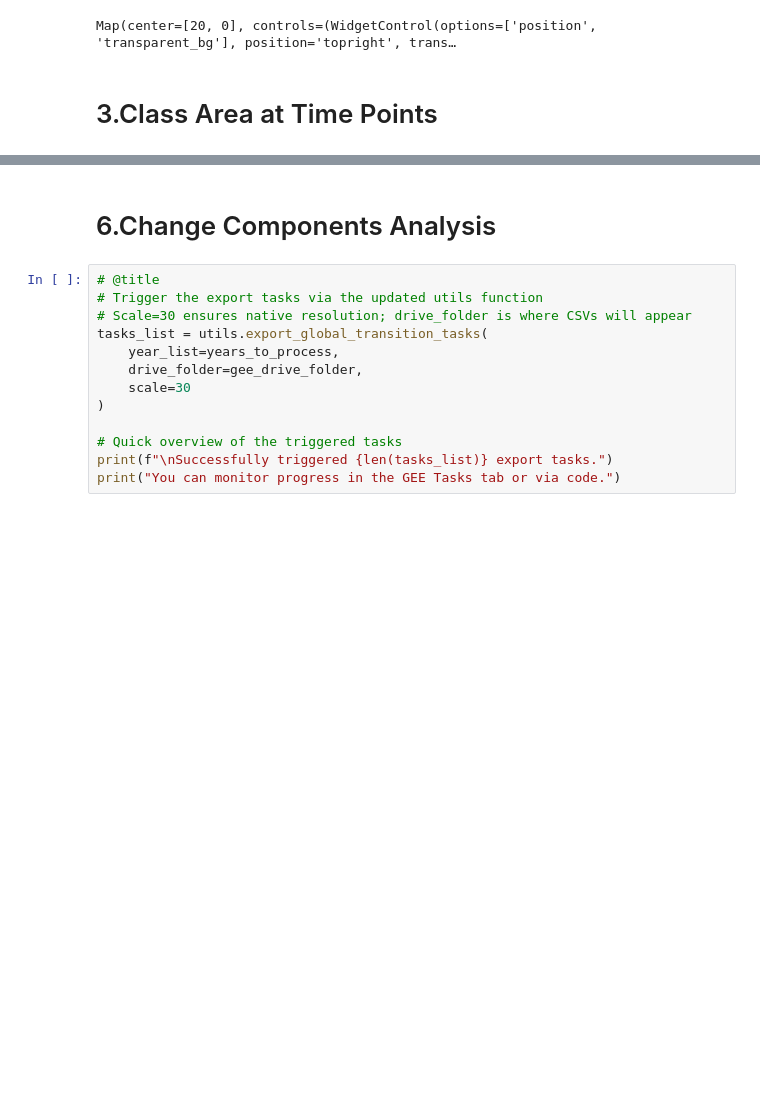
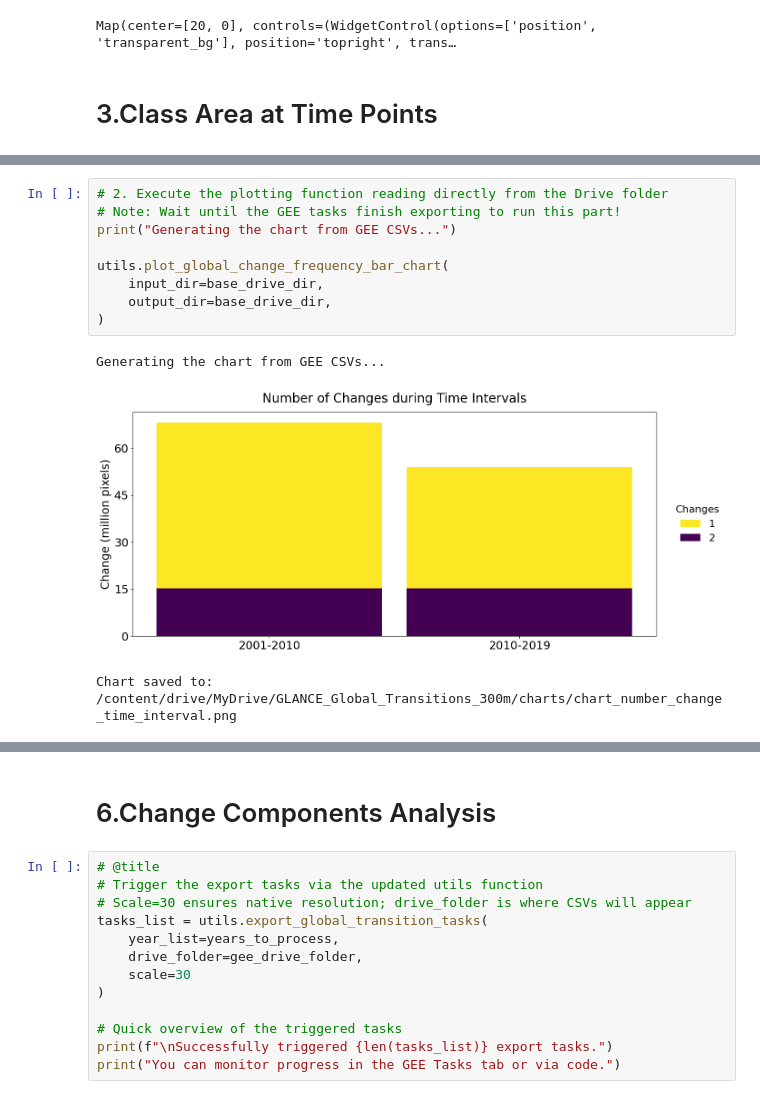
Before and after one commit to antoniovfonseca/agentic-ai-global-lulc, a Jupyter notebook: notebooks/transition-matrix-gee-glance.ipynb, the cells around one changed output, grey strips where cells are left out. Cells and saved outputs as stored; diff of their text form; blank space fills up the shorter version.

Commit message:
Number of changes section concluded

```diff
--- a/notebooks/transition-matrix-gee-glance.ipynb
+++ b/notebooks/transition-matrix-gee-glance.ipynb
@@ -131,0 +140,13 @@ Chart successfully saved at: /content/drive/MyDrive/GLANCE_Global_Transitions_30
+# %%
+# 2. Execute the plotting function reading directly from the Drive folder
+# Note: Wait until the GEE tasks finish exporting to run this part!
+print("Generating the chart from GEE CSVs...")
+
+utils.plot_global_change_frequency_bar_chart(
+    input_dir=base_drive_dir,
+    output_dir=base_drive_dir,
+)
+# %% [output]
+Generating the chart from GEE CSVs...
+[figure, added]
+Chart saved to: /content/drive/MyDrive/GLANCE_Global_Transitions_300m/charts/chart_number_change_time_interval.png
```
Also changed, not shown: parts of 11 cells of this notebook.
